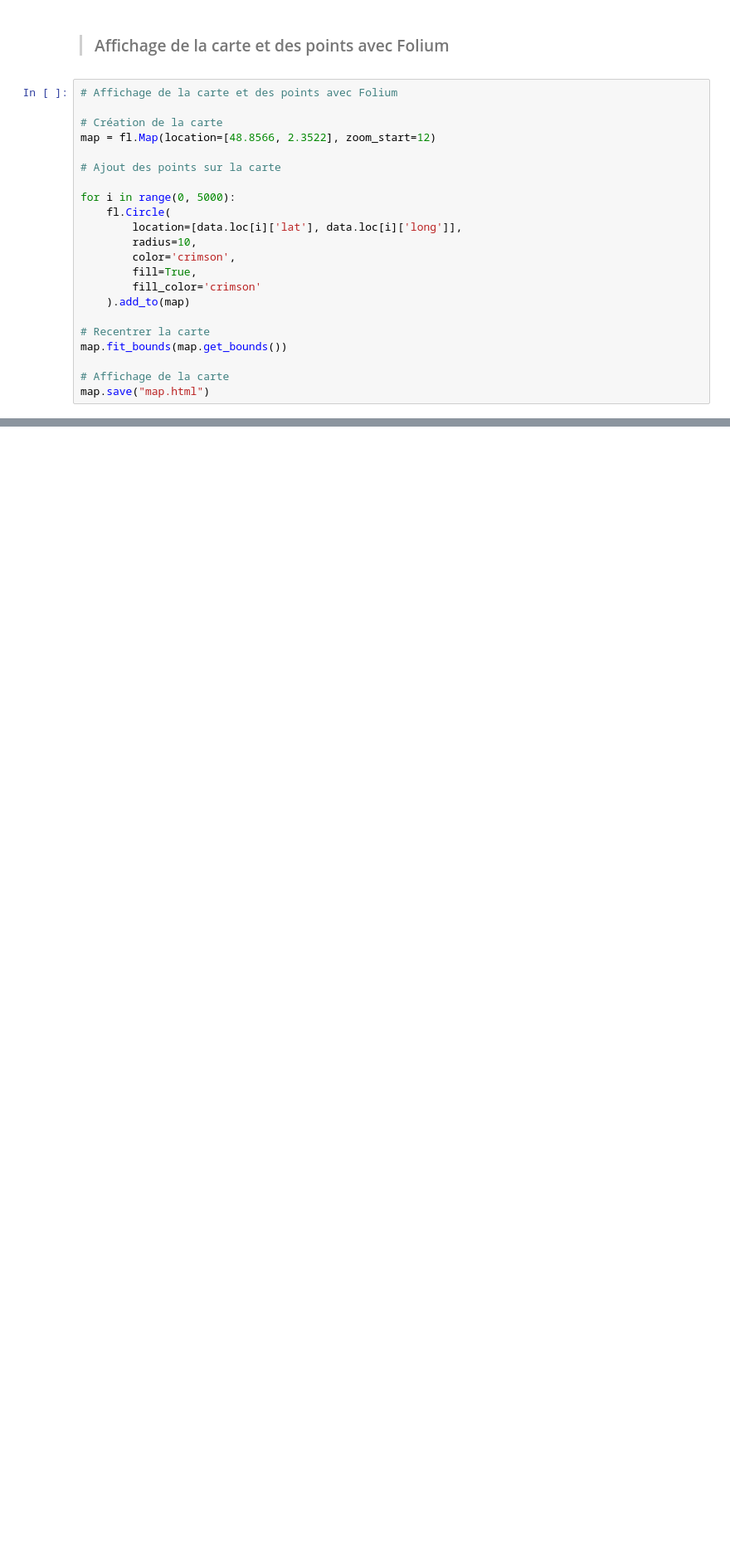
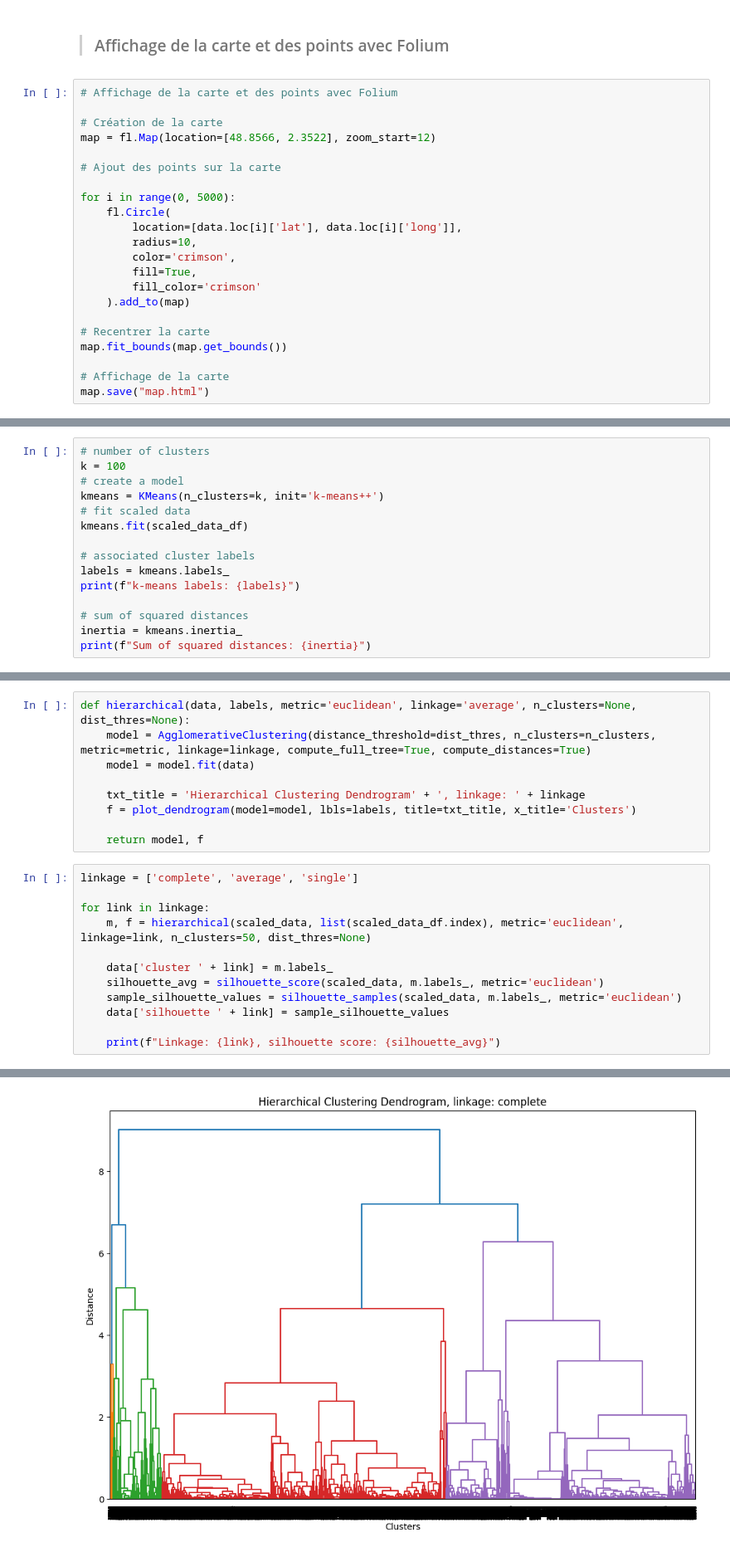
Before and after one commit to AdSchl2E/4IF-Data_Mining_Project, a Jupyter notebook: DataMiningProject.ipynb, the cells around one changed output, grey strips where cells are left out. Shown at 83% size. Saved outputs shown, nothing was run; the diff lists cells and outputs as text; blank space fills up the shorter version.

```diff
--- a/DataMiningProject.ipynb
+++ b/DataMiningProject.ipynb
@@ -89,0 +205,15 @@ map.save("map.html")
+# %%
+# number of clusters
+k = 100
+# create a model
+kmeans = KMeans(n_clusters=k, init='k-means++')
+# fit scaled data
+kmeans.fit(scaled_data_df)
+
+# associated cluster labels
+labels = kmeans.labels_
+print(f"k-means labels: {labels}")
+
+# sum of squared distances
+inertia = kmeans.inertia_
+print(f"Sum of squared distances: {inertia}")
@@ -89,0 +351,22 @@ map.save("map.html")
+# %%
+def hierarchical(data, labels, metric='euclidean', linkage='average', n_clusters=None, dist_thres=None):
+    model = AgglomerativeClustering(distance_threshold=dist_thres, n_clusters=n_clusters, metric=metric, linkage=linkage, compute_full_tree=True, compute_distances=True)
+    model = model.fit(data)
+
+    txt_title = 'Hierarchical Clustering Dendrogram' + ', linkage: ' + linkage
+    f = plot_dendrogram(model=model, lbls=labels, title=txt_title, x_title='Clusters')
+
+    return model, f
+# %%
+linkage = ['complete', 'average', 'single']
+
+for link in linkage:
+    m, f = hierarchical(scaled_data, list(scaled_data_df.index), metric='euclidean', linkage=link, n_clusters=50, dist_thres=None)
+
+    data['cluster ' + link] = m.labels_
+    silhouette_avg = silhouette_score(scaled_data, m.labels_, metric='euclidean')
+    sample_silhouette_values = silhouette_samples(scaled_data, m.labels_, metric='euclidean')
+    data['silhouette ' + link] = sample_silhouette_values
+
+    print(f"Linkage: {link}, silhouette score: {silhouette_avg}")
+# %% [output]
@@ -89,0 +376 @@ map.save("map.html")
+[figure, added]
```
Also changed, not shown: parts of 33 cells of this notebook, 8 other files.
